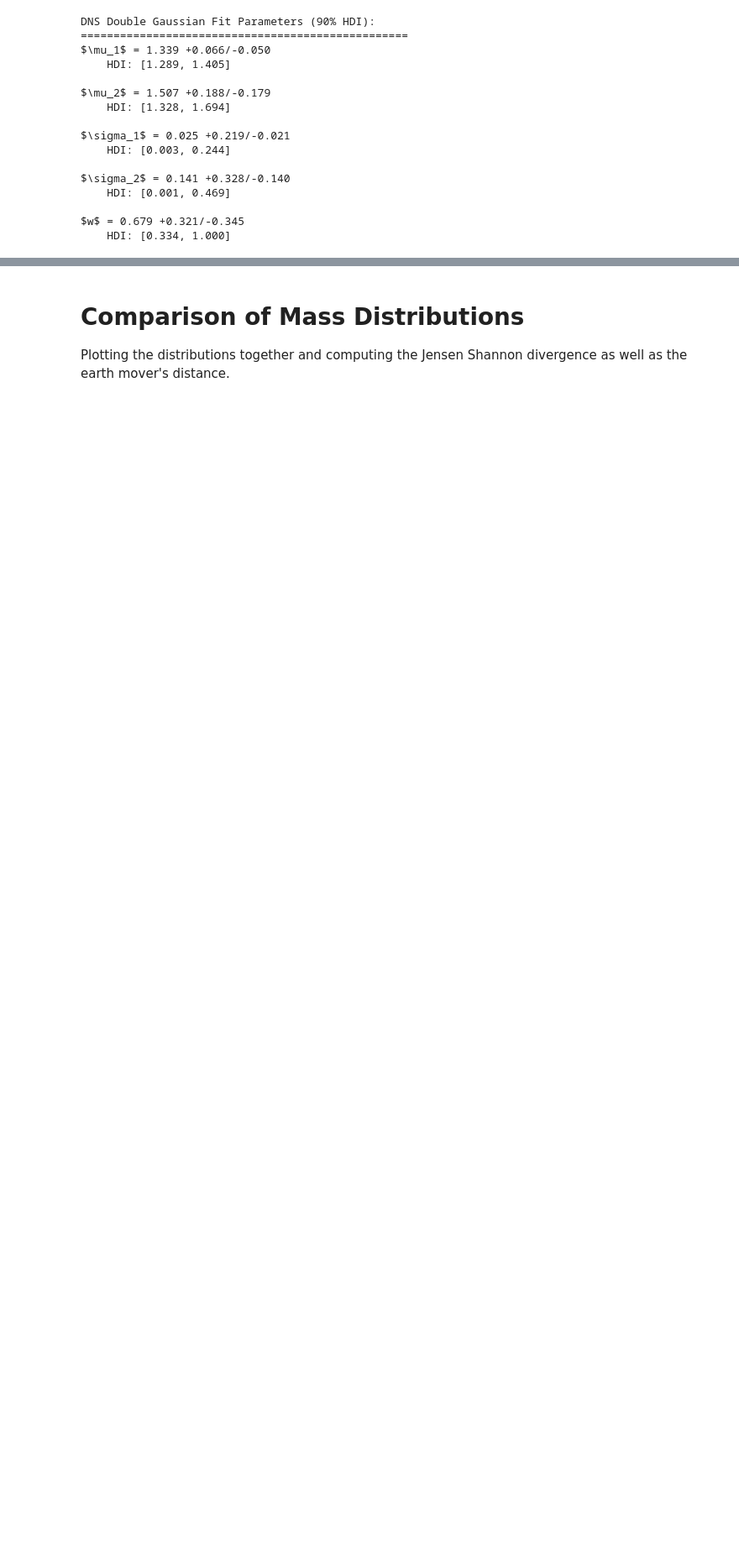
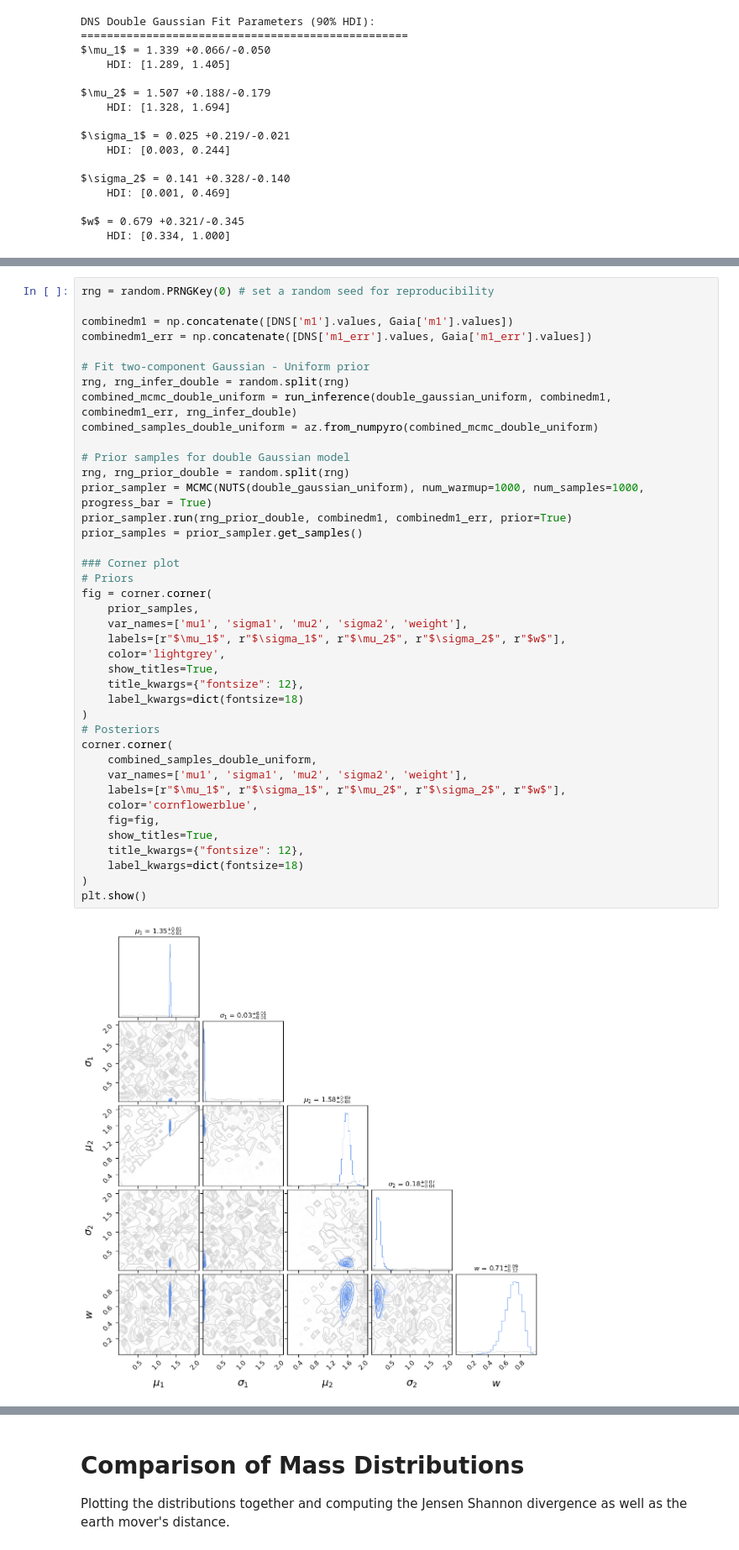
Before and after one commit to arysch/NS_mass_distributions, a Jupyter notebook: NSmassdist.ipynb, the cells around one changed output, grey strips where cells are left out. Shown at 84% size. Drawn from its saved outputs; the diff is of its cells as text; blank space fills up the shorter version.

```diff
--- a/NSmassdist.ipynb
+++ b/NSmassdist.ipynb
@@ -409,0 +412,42 @@ $w$ = 0.679 +0.321/-0.345
+# %%
+rng = random.PRNGKey(0) # set a random seed for reproducibility
+
+combinedm1 = np.concatenate([DNS['m1'].values, Gaia['m1'].values])
+combinedm1_err = np.concatenate([DNS['m1_err'].values, Gaia['m1_err'].values])
+
+# Fit two-component Gaussian - Uniform prior
+rng, rng_infer_double = random.split(rng)
+combined_mcmc_double_uniform = run_inference(double_gaussian_uniform, combinedm1, combinedm1_err, rng_infer_double)
+combined_samples_double_uniform = az.from_numpyro(combined_mcmc_double_uniform)
+
+# Prior samples for double Gaussian model
+rng, rng_prior_double = random.split(rng)
+prior_sampler = MCMC(NUTS(double_gaussian_uniform), num_warmup=1000, num_samples=1000, progress_bar = True)
+prior_sampler.run(rng_prior_double, combinedm1, combinedm1_err, prior=True)
+prior_samples = prior_sampler.get_samples()
+
+### Corner plot
+# Priors
+fig = corner.corner(
+    prior_samples,
+    var_names=['mu1', 'sigma1', 'mu2', 'sigma2', 'weight'],
+    labels=[r"$\mu_1$", r"$\sigma_1$", r"$\mu_2$", r"$\sigma_2$", r"$w$"],
+    color='lightgrey',
+    show_titles=True,
+    title_kwargs={"fontsize": 12},
+    label_kwargs=dict(fontsize=18)
+)
+# Posteriors
+corner.corner(
+    combined_samples_double_uniform,
+    var_names=['mu1', 'sigma1', 'mu2', 'sigma2', 'weight'],
+    labels=[r"$\mu_1$", r"$\sigma_1$", r"$\mu_2$", r"$\sigma_2$", r"$w$"],
+    color='cornflowerblue',
+    fig=fig,
+    show_titles=True,
+    title_kwargs={"fontsize": 12},
+    label_kwargs=dict(fontsize=18)
+)
+plt.show()
+# %% [output]
+[figure, added]
```
Also changed, not shown: parts of 12 cells of this notebook.
